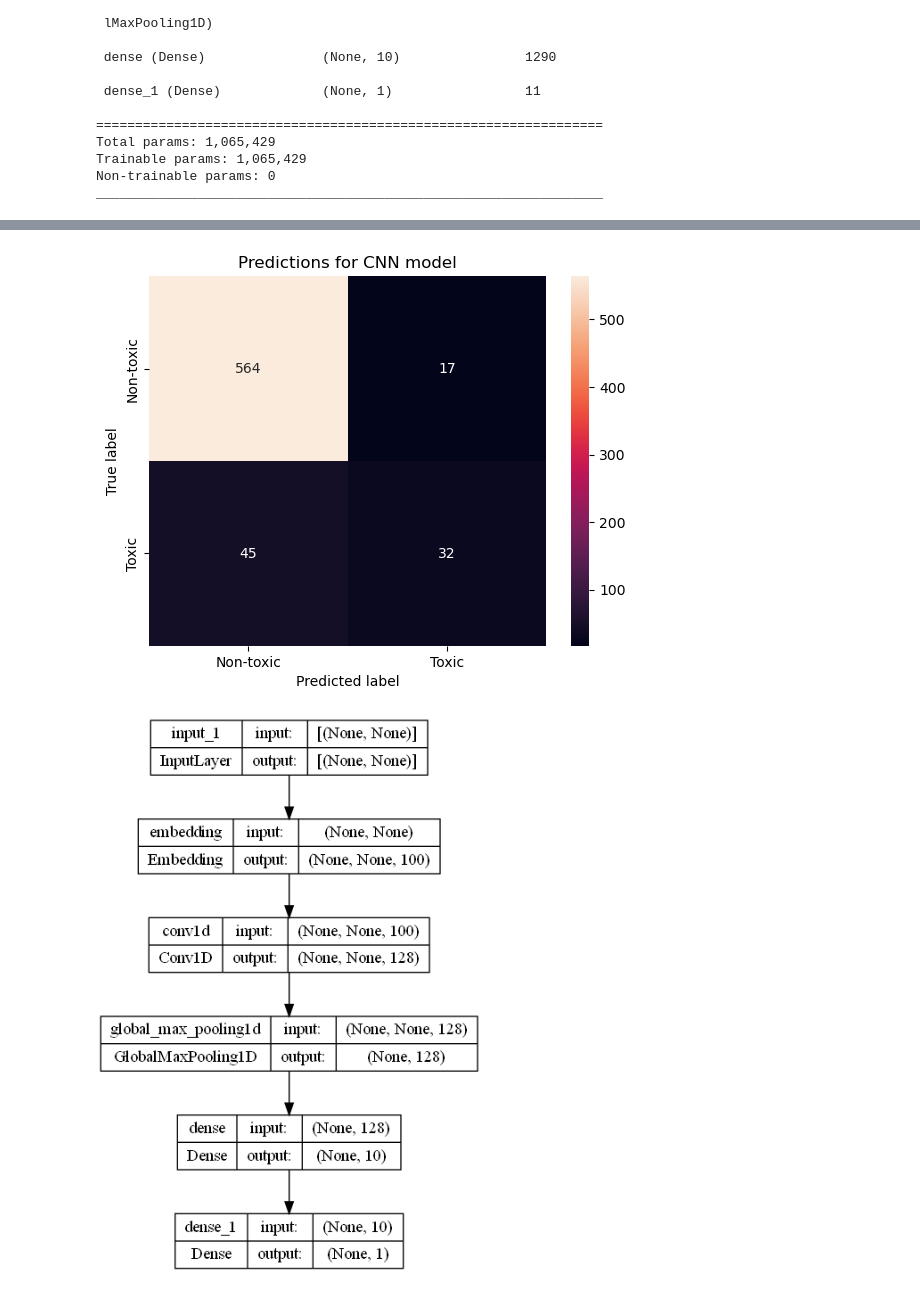
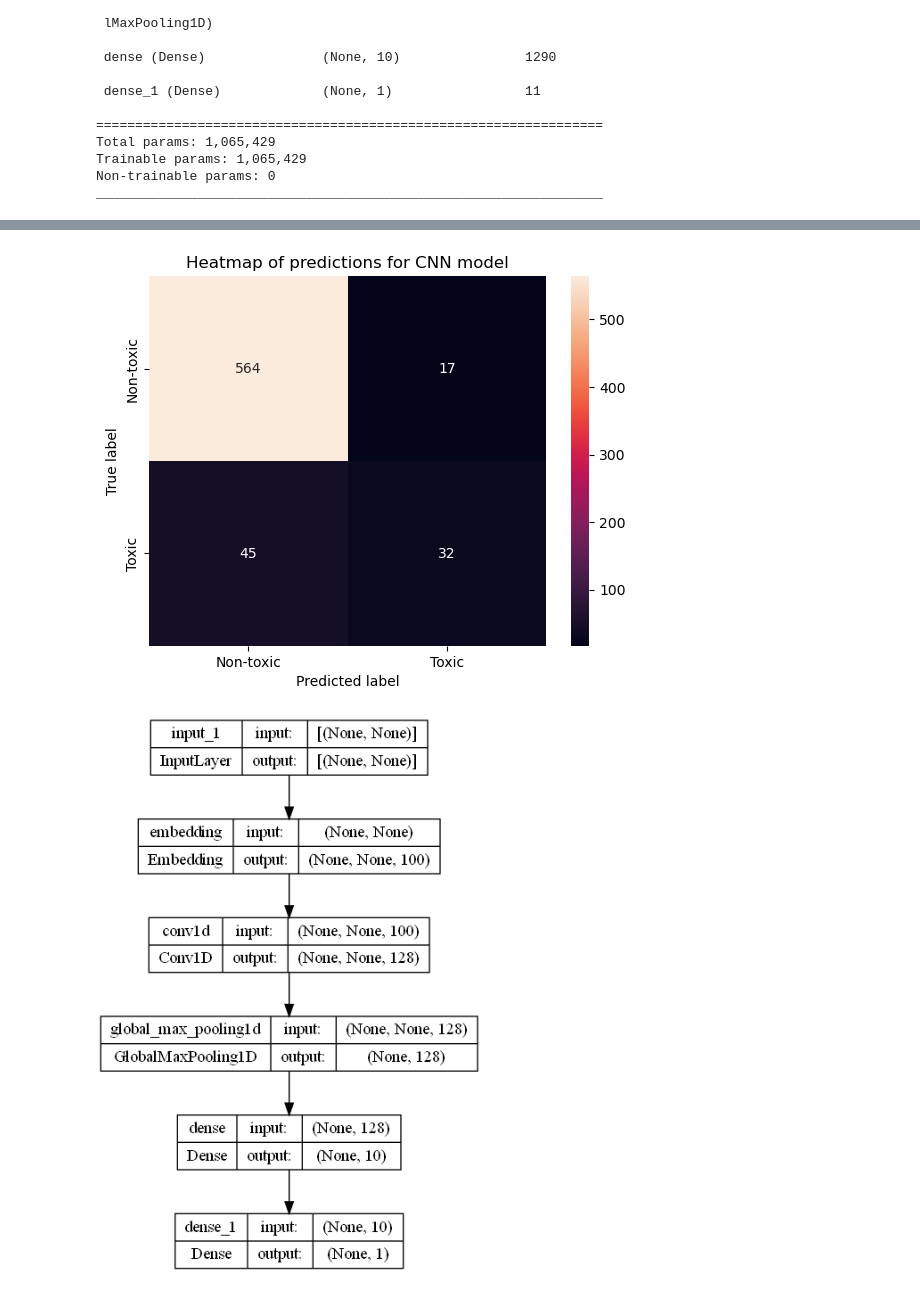
Before and after one commit to MajaMittag/gender-bias_da, a Jupyter notebook: toxicity_detection/main_full_version.ipynb, the cells around one changed output, grey strips where cells are left out. Saved outputs shown, nothing was run; the diff lists cells and outputs as text; code cells hidden in the pictures.

```diff
--- a/toxicity_detection/main_full_version.ipynb
+++ b/toxicity_detection/main_full_version.ipynb
@@ -497,5 +521,5 @@ pred = np.where(p > .5, 1, 0)
 # print classification report and plot heatmap
 print("\n", classification_report(y_test, pred))
 cnn_cm = confusion_matrix(y_test, pred)
-utils.plot_heatmap(cnn_cm, title="Predictions for CNN model")
+utils.plot_heatmap(cnn_cm, title="Heatmap of predictions for CNN model", save=True, file_name="cnn_heatmap.png")
 # %% [output]
@@ -503,13 +527,13 @@ utils.plot_heatmap(cnn_cm, title="Predictions for CNN model")
 
                precision    recall  f1-score   support
 
            0       0.93      0.97      0.95       581
            1       0.65      0.42      0.51        77
 
     accuracy                           0.91       658
    macro avg       0.79      0.69      0.73       658
 weighted avg       0.89      0.91      0.90       658
-[figure, old version]
+[figure, new version]
 # %%
 # Plot model
 plot_model(cnn,
```
Also changed, not shown: parts of 12 cells of this notebook, 3 other files.
